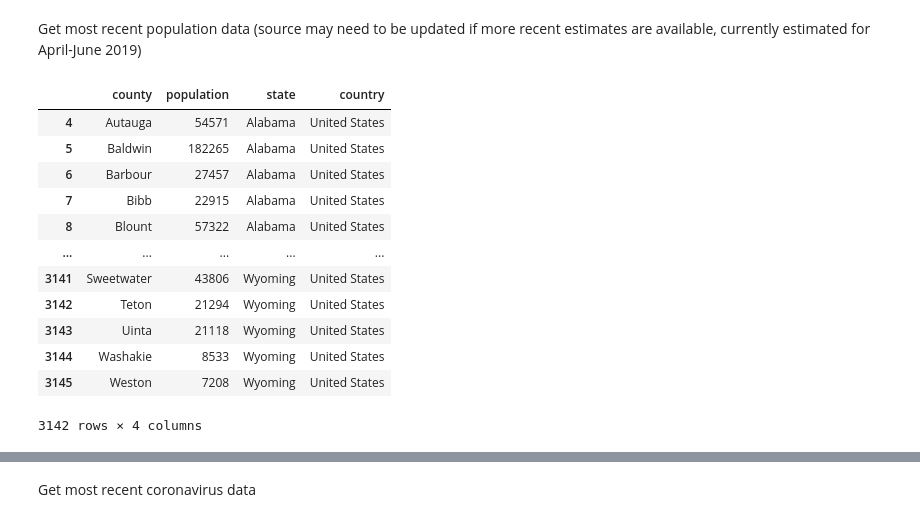
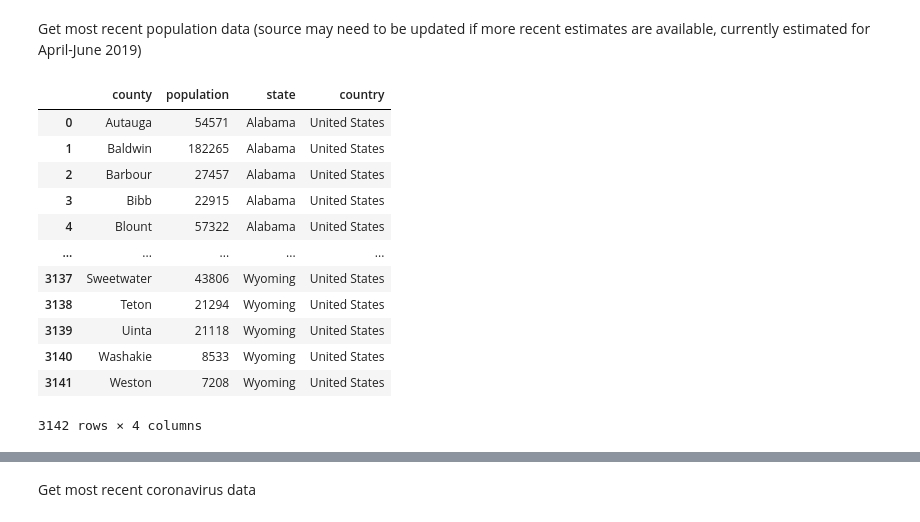
Before and after one commit to cobyoram/Coronavirus_US, a Jupyter notebook: coronavirus_exploration_US.ipynb, the cells around one changed output, grey strips where cells are left out. Drawn from its saved outputs; the diff is of its cells as text; code cells hidden in the pictures.

```diff
--- a/coronavirus_exploration_US.ipynb
+++ b/coronavirus_exploration_US.ipynb
@@ -11,34 +11,34 @@ Get most recent population data (source may need to be updated if more recent es
 # %%
 # Download the population dataset
 pop_data = pd.read_excel('https://www2.census.gov/programs-surveys/popest/tables/2010-2019/counties/totals/co-est2019-annres.xlsx')
 
 # Set new dataframe to pertinent information and rename columns
 population = pd.DataFrame(pop_data.iloc[4:,0:2]).dropna()
 cols = list(population.columns)
 rename_cols = {}
 for i, col in enumerate(cols):
     rename_cols[col] = i
 population.rename(rename_cols, axis=1, inplace=True)
 population.rename({0: 'county', 1: 'population'}, axis=1, inplace=True)
 
 # Parse weird location column into clean columns that can be aggregated or grouped
 population['state'] = population.county.str.extract(r',\s+([A-Z]\w+)')
 population['county'] = population.county.str.replace(r',\s+([A-Z]\w+)', '', regex=True).replace(r'\s+County','',regex=True).str.slice(start=1)
 population['country'] = 'United States'
 
 # Preview DataFrame
-population
+population.reset_index().drop('index', axis=1)
 # %% [output]
 |  | county | population | state | country |
-| 4 | Autauga | 54571 | Alabama | United States |
-| 5 | Baldwin | 182265 | Alabama | United States |
-| 6 | Barbour | 27457 | Alabama | United States |
-| 7 | Bibb | 22915 | Alabama | United States |
-| 8 | Blount | 57322 | Alabama | United States |
+| 0 | Autauga | 54571 | Alabama | United States |
+| 1 | Baldwin | 182265 | Alabama | United States |
+| 2 | Barbour | 27457 | Alabama | United States |
+| 3 | Bibb | 22915 | Alabama | United States |
+| 4 | Blount | 57322 | Alabama | United States |
 | ... | ... | ... | ... | ... |
-| 3141 | Sweetwater | 43806 | Wyoming | United States |
-| 3142 | Teton | 21294 | Wyoming | United States |
-| 3143 | Uinta | 21118 | Wyoming | United States |
-| 3144 | Washakie | 8533 | Wyoming | United States |
-| 3145 | Weston | 7208 | Wyoming | United States |
+| 3137 | Sweetwater | 43806 | Wyoming | United States |
+| 3138 | Teton | 21294 | Wyoming | United States |
+| 3139 | Uinta | 21118 | Wyoming | United States |
+| 3140 | Washakie | 8533 | Wyoming | United States |
+| 3141 | Weston | 7208 | Wyoming | United States |
 3142 rows × 4 columns
```
Also changed, not shown: parts of 6 cells of this notebook.
